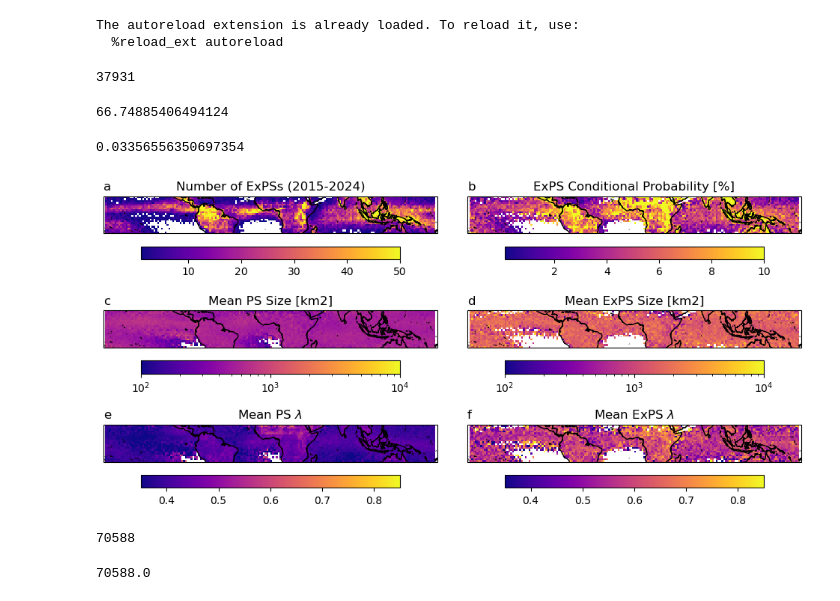
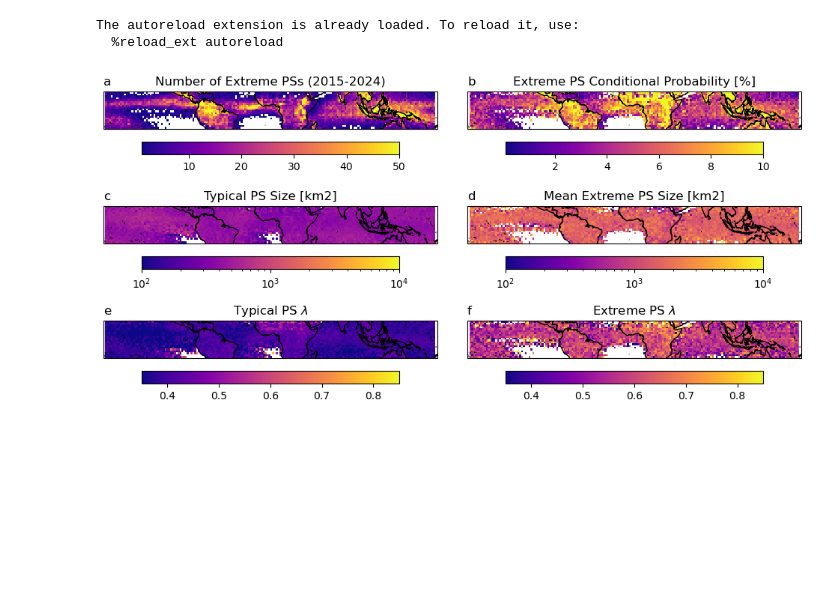
Before and after one commit to pedroanguloumana/extreme_precipitation_in_gpm, a Jupyter notebook: notebooks/nb00_Mapping_Data.ipynb, the cells around one changed output. Saved outputs shown, nothing was run; the diff lists cells and outputs as text; code cells hidden in the pictures; blank space fills up the shorter version.

```diff
--- a/notebooks/nb00_Mapping_Data.ipynb
+++ b/notebooks/nb00_Mapping_Data.ipynb
@@ -37,15 +22,5 @@ pf_stats = pd.concat(
-# %%
-pf_stats[(pf_stats['max_precip']>=80)].shape[0]
-# %% [output]
-37931
-# %%
-pf_stats['max_precip'].quantile(0.95)
-# %% [output]
-66.74885406494124
-# %%
-37931/pf_stats.shape[0]
-# %% [output]
-0.03356556350697354
+# %%
+pf_stats = load_global_pf_stats()
 # %%
 # Mapping system morphologies
 
@@ -57,7 +32,9 @@ fig, axs = plt.subplots(
 )
 
 ExPS_THRESH = 60
-TyPS_MAX = np.inf
+CORE_THRESH = 10
+TyPS_MIN = pf_stats['max_precip'].quantile(0.25)
+TyPS_MAX =  pf_stats['max_precip'].quantile(0.75)
 lat_bins = np.arange(-60, 60, 2)
 lon_bins = np.arange(-180, 180, 2)
 
@@ -75,6 +52,7 @@ for ai, ax in enumerate(axs.ravel()):
 
     typs_id = (
         (0<=pf_stats['max_precip'])
+        & (pf_stats['max_precip']>=TyPS_MIN)
         & (pf_stats['max_precip']<=TyPS_MAX)
     )
     typs_stats = pf_stats[typs_id]
@@ -95,9 +73,9 @@ for ai, ax in enumerate(axs.ravel()):
             cmap = plt.cm.plasma.copy()
             cmap.set_under('white')
             norm = colors.Normalize(vmin=1, vmax=50)
-            title = 'Number of ExPSs (2015-2024)'
+            title = 'Number of Extreme PSs (2015-2024)'
 
-        # Frac of ExPSs to Total PSs
+        # Frac of ExPSs to Total Obs
         case 1:
             N_exps = binned_statistic_2d(
                 exps_stats['mean_latitude'],
@@ -119,7 +97,7 @@ for ai, ax in enumerate(axs.ravel()):
             cmap = plt.cm.plasma.copy()
             cmap.set_under('white')
             norm = norm = colors.Normalize(vmin=1e-1, vmax=10)
-            title = 'ExPS Conditional Probability [%]'
+            title = 'Extreme PS Conditional Probability [%]'
 
         # Mean Size of ExPSs
         case 3:
@@ -134,9 +112,9 @@ for ai, ax in enumerate(axs.ravel()):
             stat = size_exps
             cmap = plt.cm.plasma.copy()
             norm = colors.LogNorm(vmin=1e2, vmax=1e4)
-            title = 'Mean ExPS Size [km2]'
+            title = 'Mean Extreme PS Size [km2]'
 
-        # Mean Size of PSs
+        # Mean Size of TyPSs
         case 2:
             size_typs = binned_statistic_2d(
                     typs_stats['mean_latitude'],
@@ -148,7 +126,7 @@ for ai, ax in enumerate(axs.ravel()):
             stat = size_typs
             cmap = plt.cm.plasma.copy()
             norm = colors.LogNorm(vmin=1e2, vmax=1e4)
-            title = 'Mean PS Size [km2]'
+            title = 'Typical PS Size [km2]'
 
         # Change in loc
         case 5:
@@ -163,7 +141,7 @@ for ai, ax in enumerate(axs.ravel()):
             stat = loc_exps
             cmap = plt.cm.plasma.copy()
             norm = colors.Normalize(vmin=0.35, vmax=0.85)
-            title = r'Mean ExPS $\lambda$'
+            title = r'Extreme PS $\lambda$'
 
 
         case 4:
@@ -179,41 +157,33 @@ for ai, ax in enumerate(axs.ravel()):
             stat = loc_typs
             cmap = plt.cm.plasma.copy()
             norm = colors.Normalize(vmin=0.35, vmax=0.85)
-            title = r'Mean PS $\lambda$'
+            title = r'Typical PS $\lambda$'
 
 
 
     #
     # Plot the stat
     #
     ax = axs[np.unravel_index(ai, axs.shape)]
 
 
     c = ax.pcolormesh(
         lon_mesh,
         lat_mesh,
         stat,
         cmap=cmap,
         norm=norm
     )
     ax.coastlines()
 
     ax.set_extent([-180, 180, -20, 20], crs=ccrs.PlateCarree())
     ax.set_title(title)
     ax.set_title(chr(ord('a') + ai), loc='left')
     cb = fig.colorbar(c, orientation='horizontal')
 
 
 fig.tight_layout(pad=2.0)
 
 save_figure(fig, 'Fig02_Maps')
 # %% [output]
-[figure, old version]
+[figure, new version]
-# %%
-exps_id.sum()
-# %% [output]
-70588
-# %%
-N_exps.sum()
-# %% [output]
-70588.0
```
Also changed, not shown: parts of 1 cell of this notebook, 10 other files.
